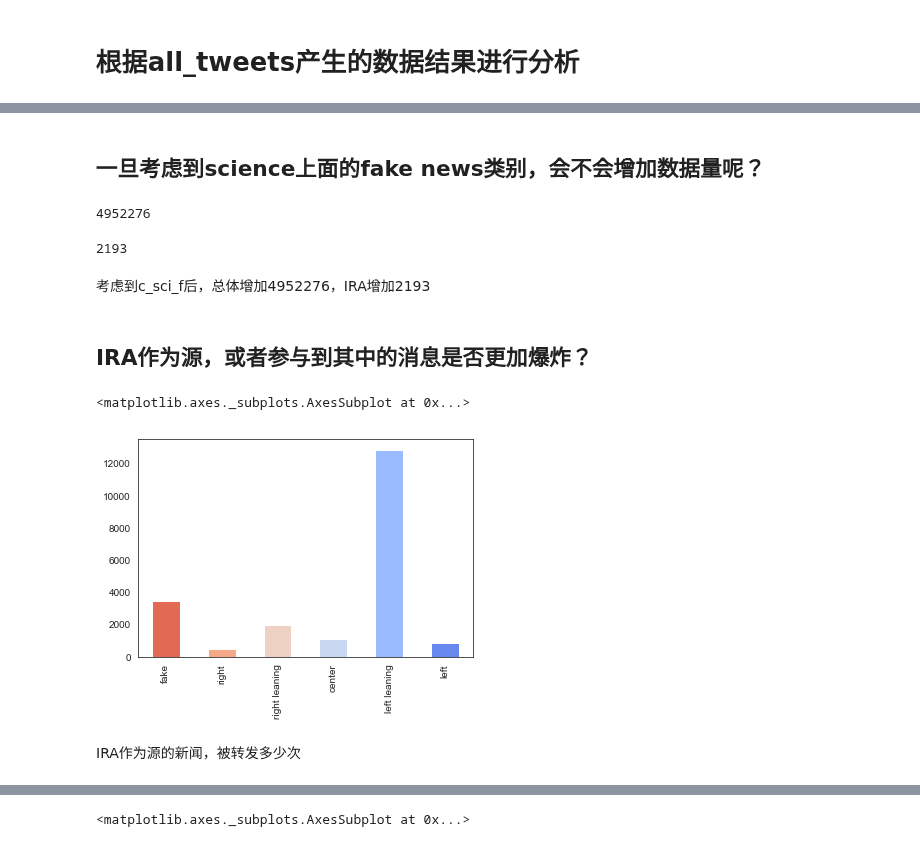
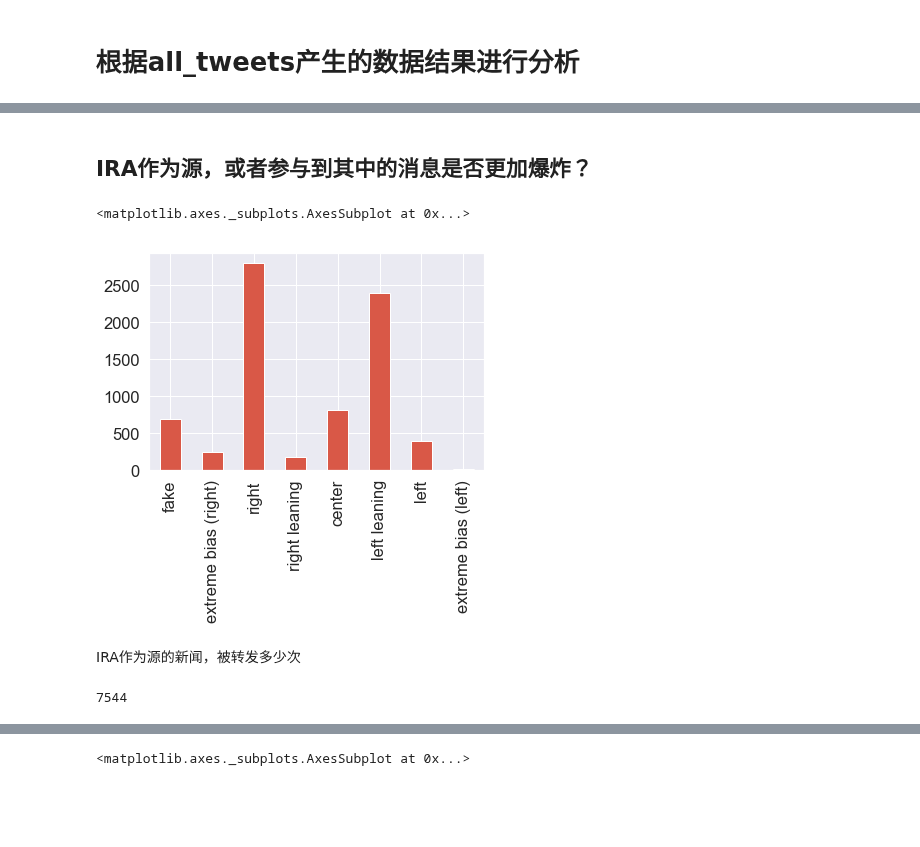
Before and after one commit to kayzhou/fake_news_during_election, a Jupyter notebook: all_tweets.ipynb, the cells around one changed output, grey strips where cells are left out. Saved outputs shown, nothing was run; the diff lists cells and outputs as text; code cells hidden in the pictures; blank space fills up the shorter version.

```diff
--- a/all_tweets.ipynb
+++ b/all_tweets.ipynb
@@ -26,3 +26,4 @@ Wall time: 1min 16s
 finished!
 # %%
-all_tweets = all_tweets[(all_tweets.c_alex != "-1") | (all_tweets.c_sci_f != "-1")]
+all_tweets = all_tweets[all_tweets.c_alex!="-1"]
+len(all_tweets)
@@ -29,4 +31,0 @@ all_tweets = all_tweets[(all_tweets.c_alex != "-1") | (all_tweets.c_sci_f != "-1
-# %%
-for i, row in tqdm(all_tweets.iterrows()):
-    if row["c_sci_f"] != "-1":
-        all_tweets.loc[i, "c_alex"] == "fake"
@@ -69,8 +65,8 @@ sns.set_style("darkgrid")
 sns.set_palette("coolwarm_r", n_colors=8)
 
 tweets = all_tweets[all_tweets.c_alex!="-1"]
-# media_type_counts = tweets["c_alex"].value_counts(normalize=True)
-media_type_counts = tweets["c_alex"].value_counts()
+media_type_counts = tweets["c_alex"].value_counts(normalize=True)
+# media_type_counts = tweets["c_alex"].value_counts()
 display(media_type_counts)
 
 plt.figure(figsize=(10, 6))
@@ -101,7 +97,7 @@ Name: c_alex, dtype: int64
 # %%
 tweets = ira_tweets[ira_tweets.c_alex!="-1"]
-# media_type_counts = tweets["c_alex"].value_counts(normalize=True)
-media_type_counts = tweets["c_alex"].value_counts()
+media_type_counts = tweets["c_alex"].value_counts(normalize=True)
+# media_type_counts = tweets["c_alex"].value_counts()
 display(media_type_counts)
 
 plt.figure(figsize=(10, 6))
@@ -132,28 +128,20 @@ Name: c_alex, dtype: int64
-# %% [markdown]
-## 一旦考虑到science上面的fake news类别，会不会增加数据量呢？
-# %%
-len(all_tweets[(all_tweets.c_sci_f!="-1") & (all_tweets.c_alex!="-1")])
-# %% [output]
-4952276
-# %%
-len(all_tweets[(all_tweets.is_IRA==1) & (all_tweets.c_sci_f!="-1") & (all_tweets.c_alex!="fake")])
-# %% [output]
-2193
-# %% [markdown]
-考虑到c_sci_f后，总体增加4952276，IRA增加2193
 # %% [markdown]
 ## IRA作为源，或者参与到其中的消息是否更加爆炸？
 # %%
 ira_as_source = ira_tweets[ira_tweets.is_source == 1]
 # %%
-pd.Series(ira_as_source.c_mbfc.value_counts(), index=[mbfc_labels[i] for i in range(len(mbfc_labels))]).plot("bar")
+pd.Series(ira_as_source.c_alex.value_counts(), index=[labels[i] for i in range(len(labels))]).plot("bar")
 # %% [output]
 <matplotlib.axes._subplots.AxesSubplot at 0x...>
-[figure, old version]
+[figure, new version]
 # %% [markdown]
 IRA作为源的新闻，被转发多少次
 # %%
 tweets_count = all_tweets.groupby("retweeted_id").count().tweet_id
+# %%
+len(ira_as_source)
+# %% [output]
+7544
 # %%
 import sys, traceback
 
```
Also changed, not shown: parts of 26 cells of this notebook.
